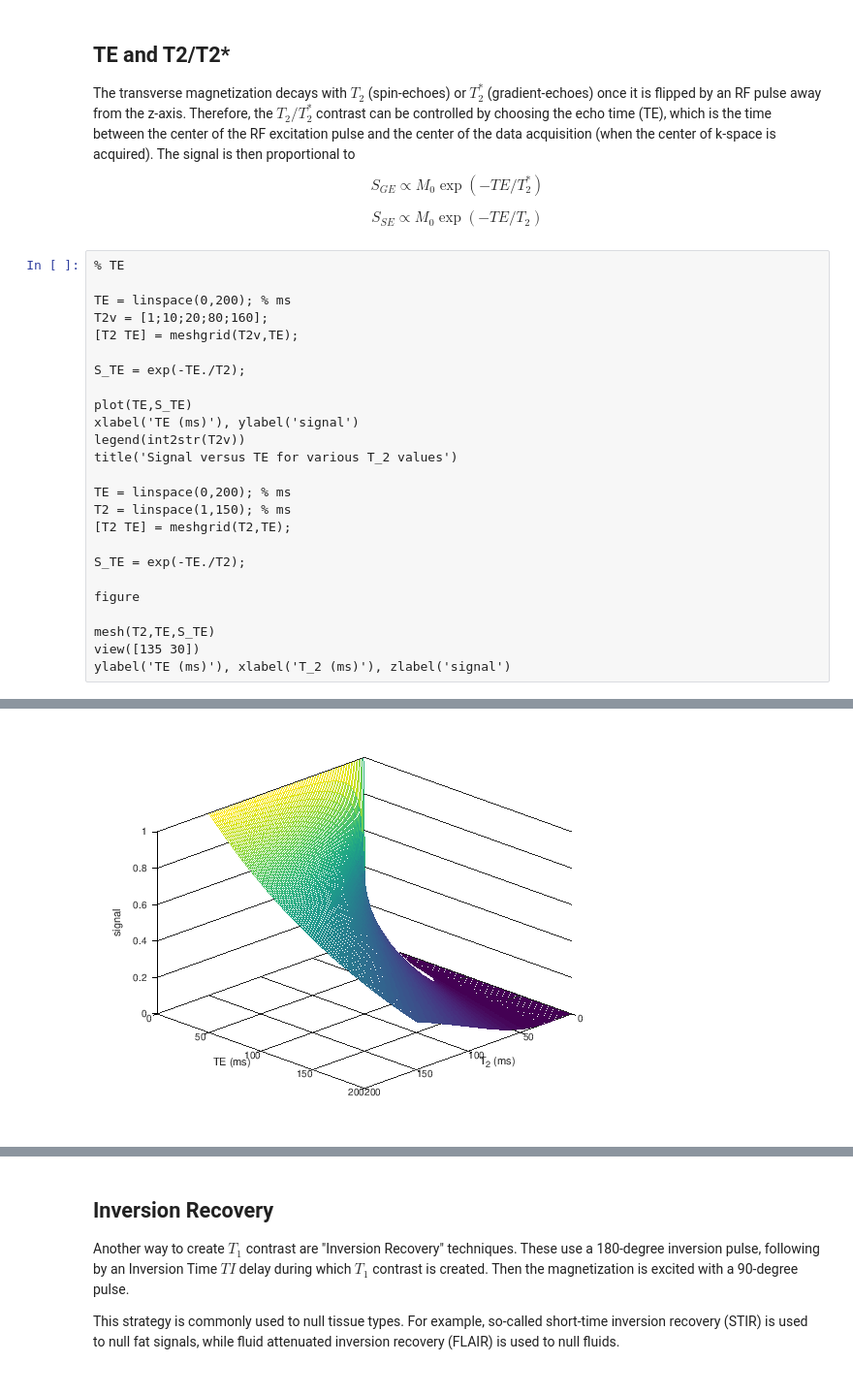
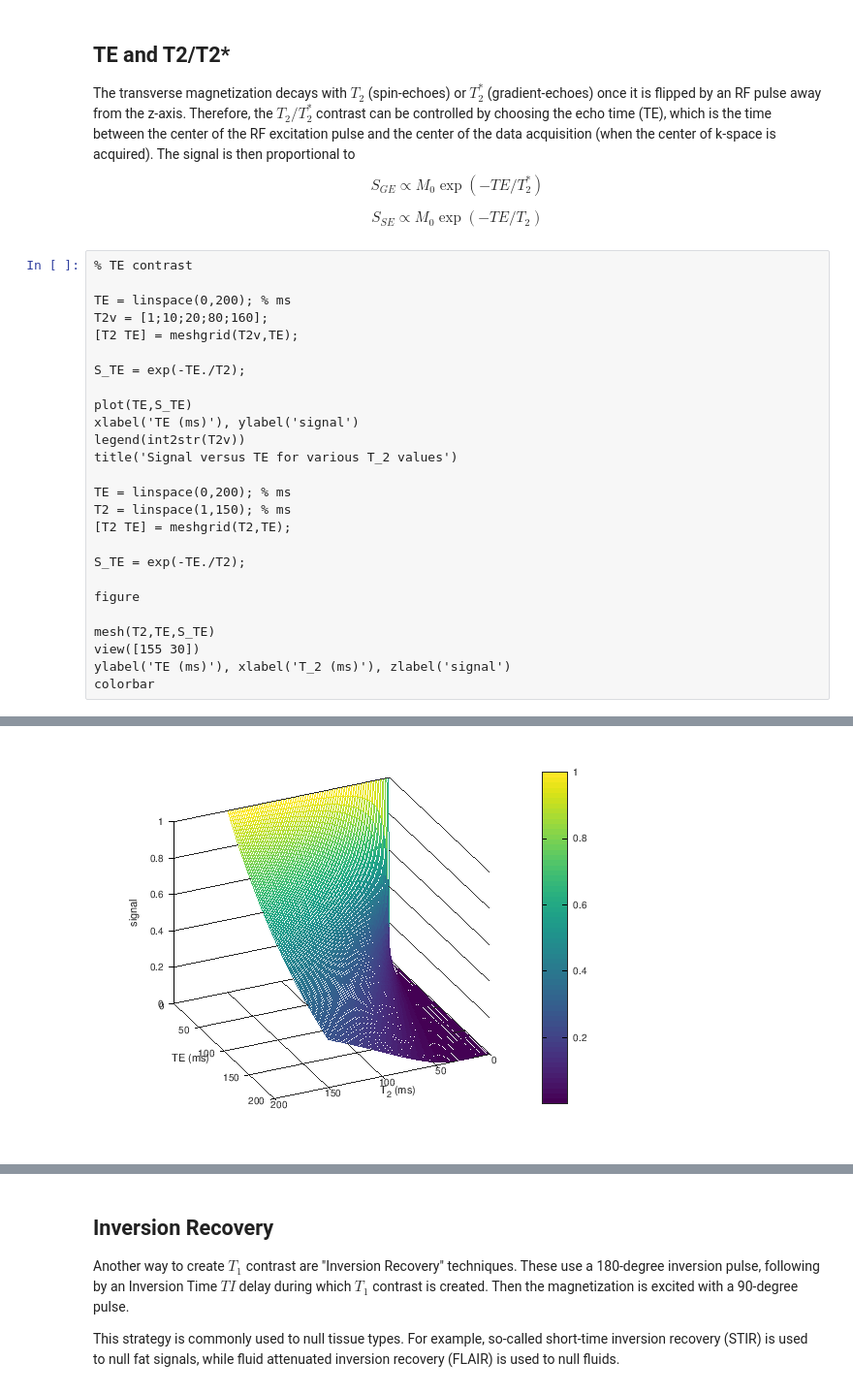
Before and after one commit to LarsonLab/MRI-education-resources, a Jupyter notebook: Notebooks/MRI Contrast.ipynb, the cells around one changed output, grey strips where cells are left out. Shown at 97% size. Drawn from its saved outputs; the diff is of its cells as text.

Commit message:
MRI Contrast Updates

```diff
--- a/Notebooks/MRI Contrast.ipynb
+++ b/Notebooks/MRI Contrast.ipynb
@@ -13,33 +17,34 @@ $$S_{GE} \propto M_0 \exp(-TE/T_2^*)$$
 
 $$S_{SE} \propto M_0 \exp(-TE/T_2)$$
 # %%
-% TE
+% TE contrast
 
 TE = linspace(0,200); % ms
 T2v = [1;10;20;80;160];
 [T2 TE] = meshgrid(T2v,TE);
 
 S_TE = exp(-TE./T2);
 
 plot(TE,S_TE)
 xlabel('TE (ms)'), ylabel('signal')
 legend(int2str(T2v))
 title('Signal versus TE for various T_2 values')
 
 TE = linspace(0,200); % ms
 T2 = linspace(1,150); % ms
 [T2 TE] = meshgrid(T2,TE);
 
 S_TE = exp(-TE./T2);
 
 figure
 
 mesh(T2,TE,S_TE)
-view([135 30])
+view([155 30])
 ylabel('TE (ms)'), xlabel('T_2 (ms)'), zlabel('signal')
+colorbar
 # %% [output]
 [figure]
-[figure, old version]
+[figure, new version]
 # %% [markdown]
 ## TR and T1
 
```
Also changed, not shown: parts of 11 cells of this notebook, 1 other file.
